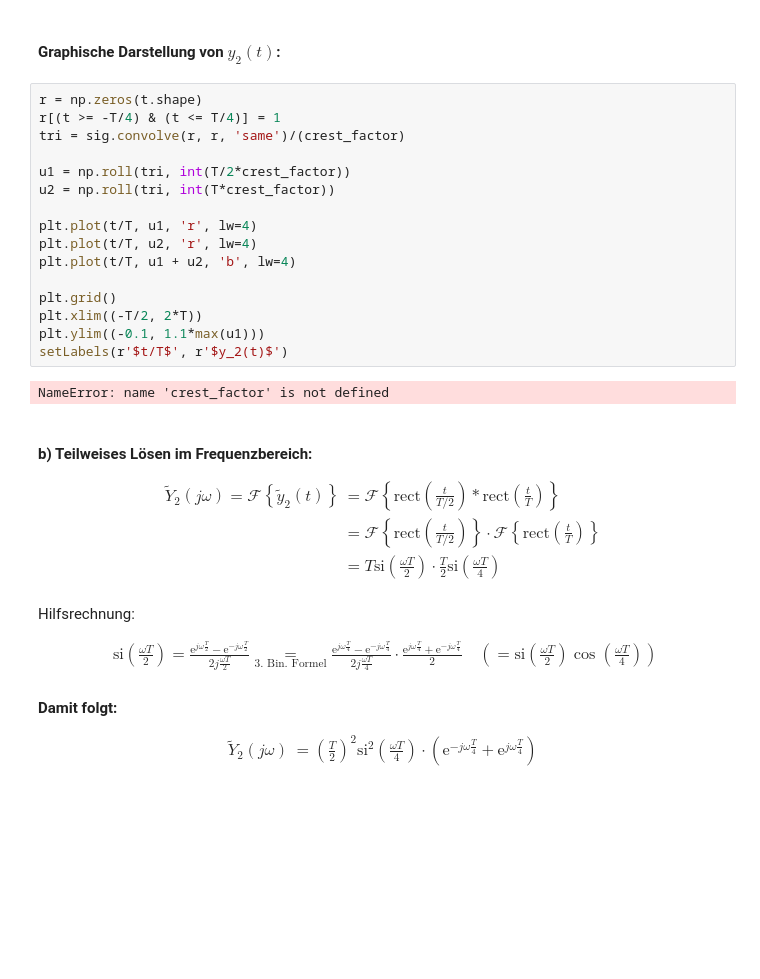
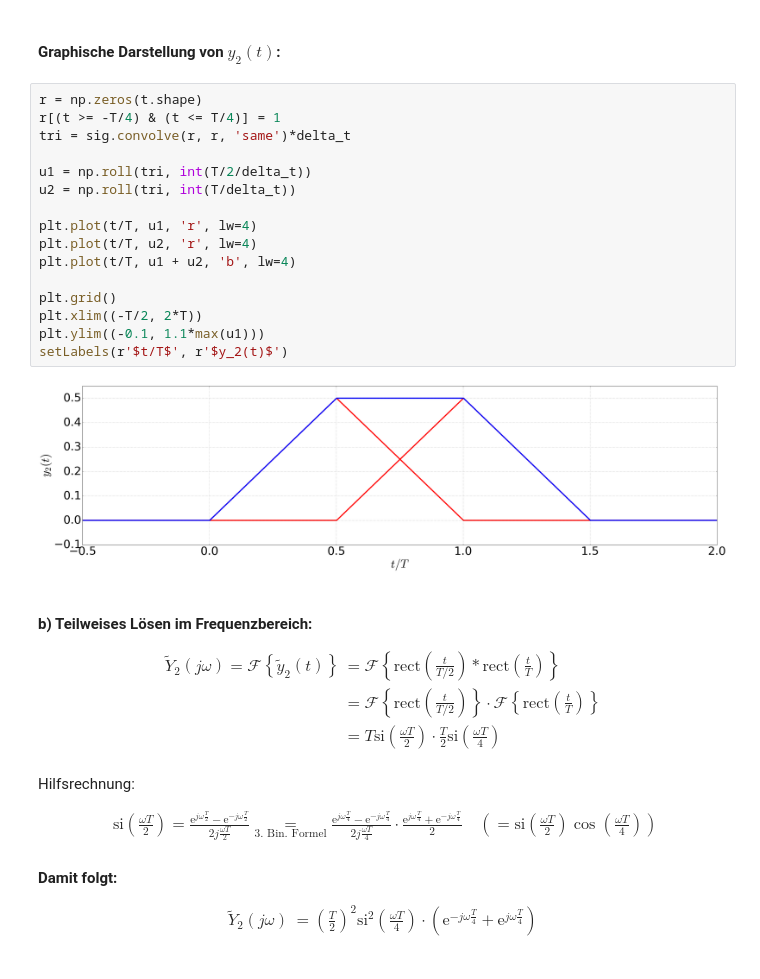
Before and after one commit to fgnt/nachrichtentechnik, a Jupyter notebook: notebooks/Uebungen/A2_Faltung_und_Tranformationstheoreme.ipynb, the cells around one changed output. Saved outputs shown, nothing was run; the diff lists cells and outputs as text; blank space fills up the shorter version.

Commit message:
A2: Fixed errors of last version

```diff
--- a/notebooks/Uebungen/A2_Faltung_und_Tranformationstheoreme.ipynb
+++ b/notebooks/Uebungen/A2_Faltung_und_Tranformationstheoreme.ipynb
@@ -189,21 +189,21 @@ Bestimmen **und** skizzieren sie die Antwort $y_2(t)$ des Systems auf das Eingan
 # %%
 r = np.zeros(t.shape)
 r[(t >= -T/4) & (t <= T/4)] = 1
-tri = sig.convolve(r, r, 'same')/(crest_factor)
+tri = sig.convolve(r, r, 'same')*delta_t
 
-u1 = np.roll(tri, int(T/2*crest_factor))
-u2 = np.roll(tri, int(T*crest_factor))
+u1 = np.roll(tri, int(T/2/delta_t))
+u2 = np.roll(tri, int(T/delta_t))
 
 plt.plot(t/T, u1, 'r', lw=4)
 plt.plot(t/T, u2, 'r', lw=4)
 plt.plot(t/T, u1 + u2, 'b', lw=4)
 
 plt.grid()
 plt.xlim((-T/2, 2*T))
 plt.ylim((-0.1, 1.1*max(u1)))
 setLabels(r'$t/T$', r'$y_2(t)$')
 # %% [output]
-NameError: name 'crest_factor' is not defined
+[figure, added]
 # %% [markdown]
 #### b) Teilweises Lösen im Frequenzbereich:
 
```
Also changed, not shown: parts of 1 cell of this notebook.
